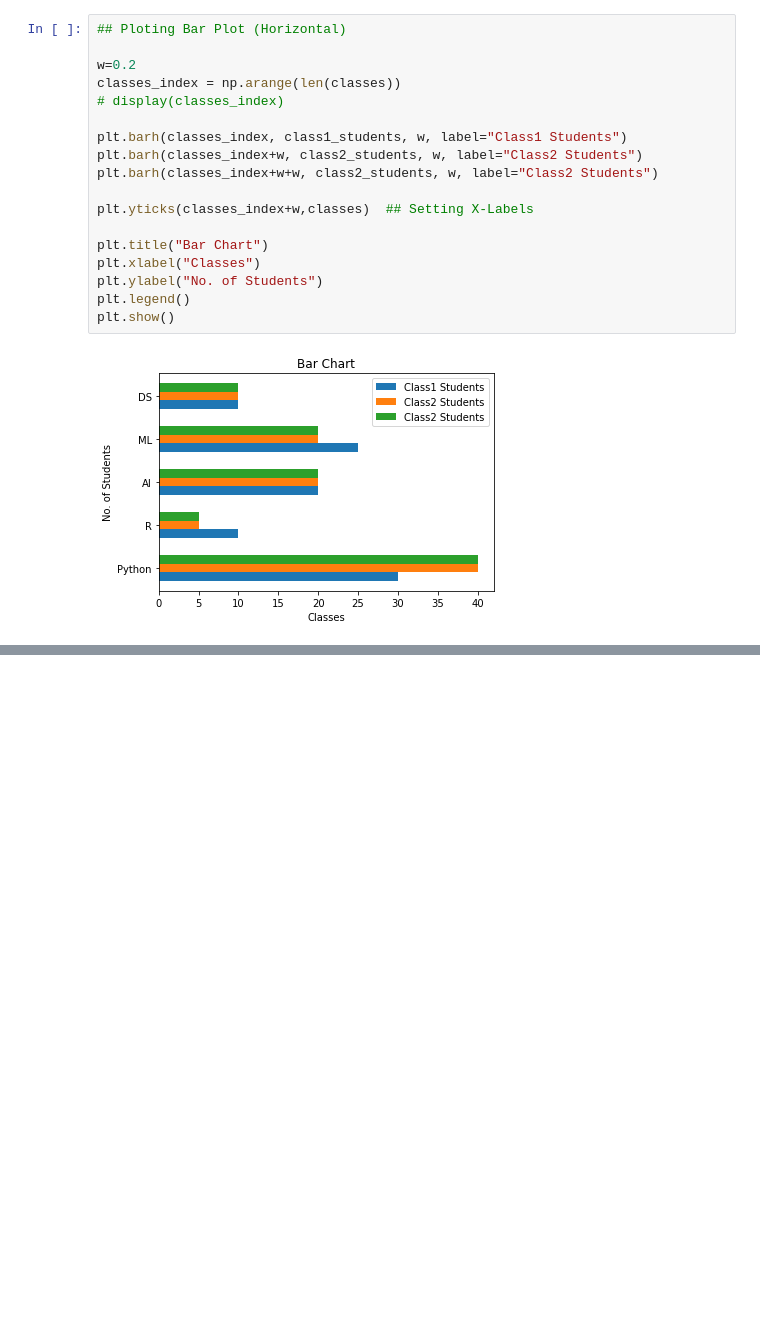
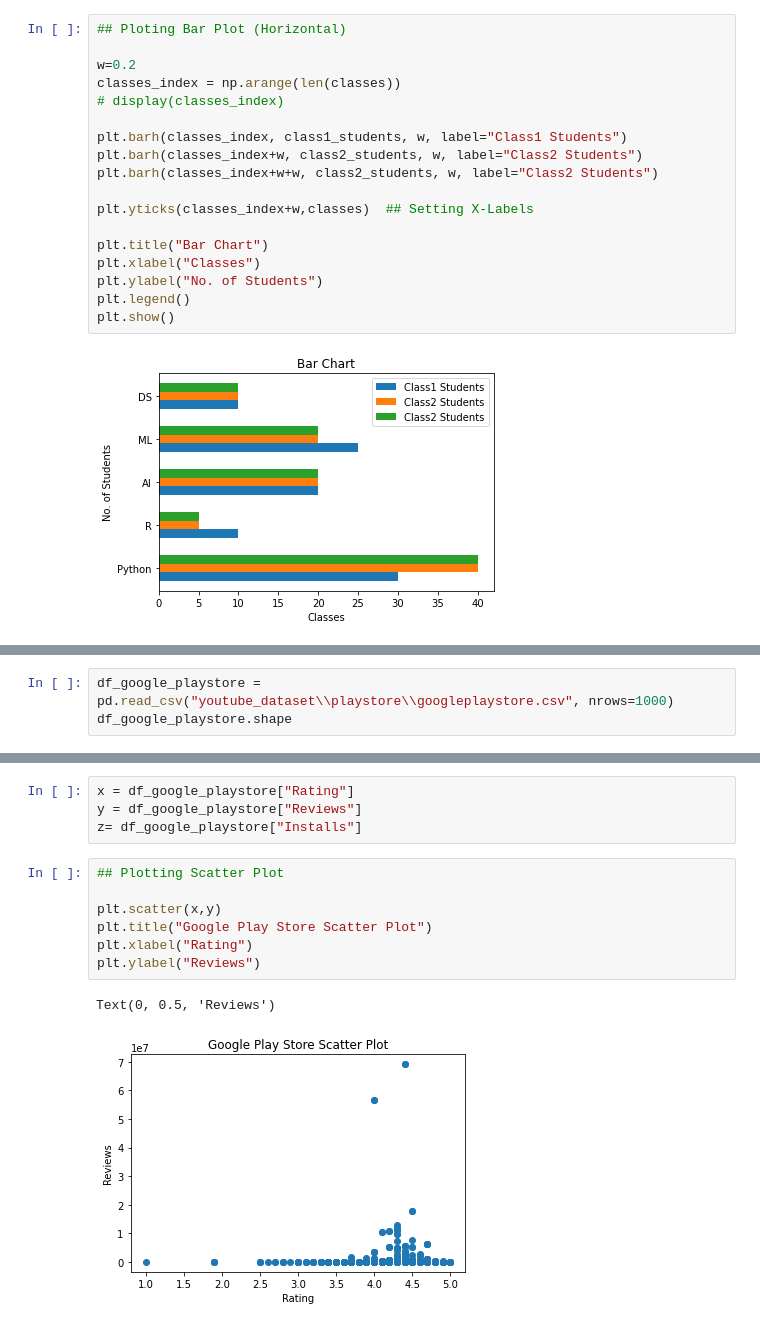
Before and after one commit to deltanode/ipython-notebooks, a Jupyter notebook: Matplotlib.ipynb, the cells around one changed output, grey strips where cells are left out. Saved outputs shown, nothing was run; the diff lists cells and outputs as text; blank space fills up the shorter version.

Commit message:
Added Scatter Plot

```diff
--- a/Matplotlib.ipynb
+++ b/Matplotlib.ipynb
@@ -255,0 +267,3 @@ plt.show()
+# %%
+df_google_playstore = pd.read_csv("youtube_dataset\\playstore\\googleplaystore.csv", nrows=1000)
+df_google_playstore.shape
@@ -255,0 +281,14 @@ plt.show()
+# %%
+x = df_google_playstore["Rating"]
+y = df_google_playstore["Reviews"]
+z= df_google_playstore["Installs"]
+# %%
+## Plotting Scatter Plot
+
+plt.scatter(x,y)
+plt.title("Google Play Store Scatter Plot")
+plt.xlabel("Rating")
+plt.ylabel("Reviews")
+# %% [output]
+Text(0, 0.5, 'Reviews')
+[figure, added]
```
Also changed, not shown: parts of 6 cells of this notebook.
